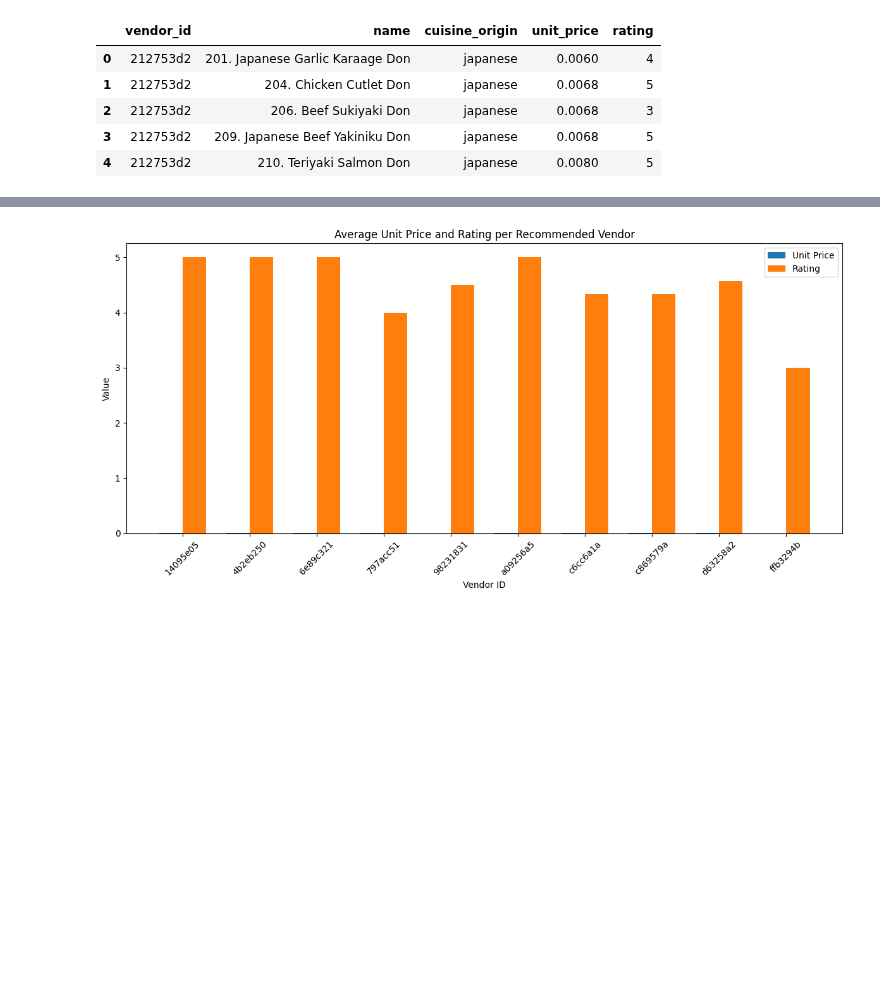
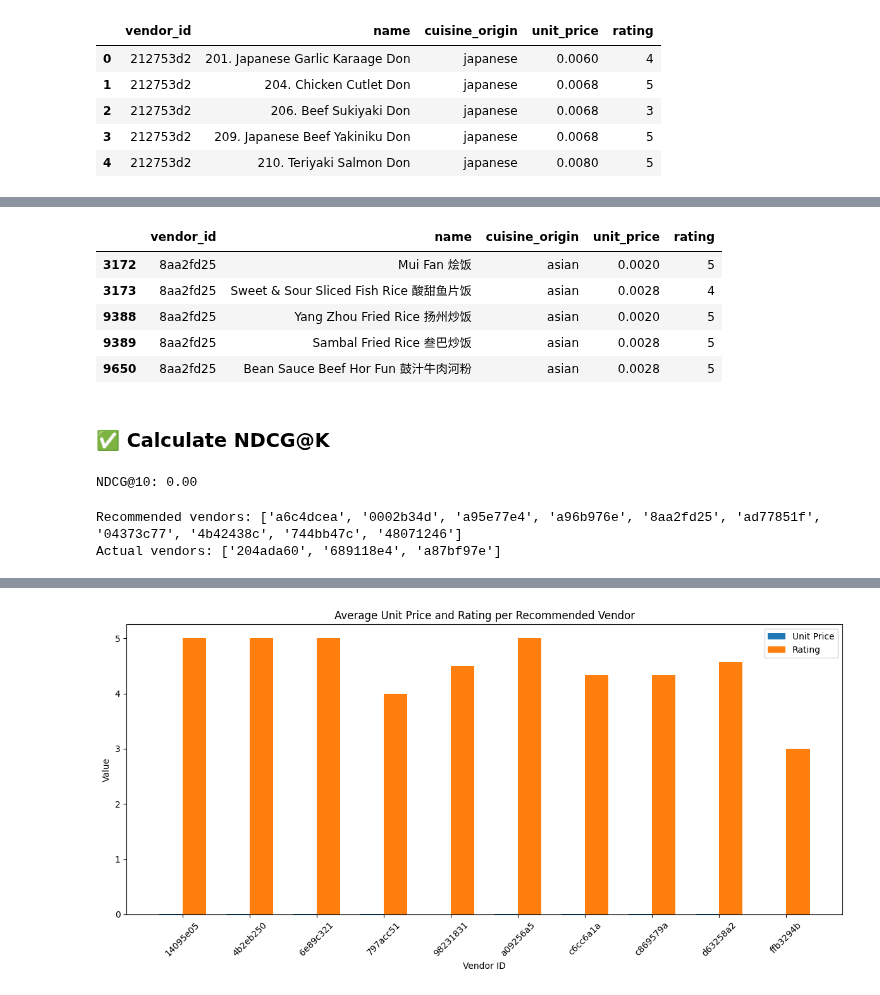
Before and after one commit to Alanoudis/food-delivery-rec, a Jupyter notebook: notebooks/afnan/data_explor.ipynb, the cells around one changed output, grey strips where cells are left out. Saved outputs shown, nothing was run; the diff lists cells and outputs as text; code cells hidden in the pictures; blank space fills up the shorter version.

```diff
--- a/notebooks/afnan/data_explor.ipynb
+++ b/notebooks/afnan/data_explor.ipynb
@@ -1089,0 +1294,15 @@ vendor_summary
+# %%
+# Filter orders placed by the user
+user_orde = full_data[full_data['vendor_id'] == "8aa2fd25"]
+
+# Display key details
+user_orde[['vendor_id', 'name', 'cuisine_origin', 'unit_price', 'rating']]
+# %% [output]
+|  | vendor_id | name | cuisine_origin | unit_price | rating |
+| 3172 | 8aa2fd25 | Mui Fan 烩饭 | asian | 0.0020 | 5 |
+| 3173 | 8aa2fd25 | Sweet & Sour Sliced Fish Rice 酸甜鱼片饭 | asian | 0.0028 | 4 |
+| 9388 | 8aa2fd25 | Yang Zhou Fried Rice 扬州炒饭 | asian | 0.0020 | 5 |
+| 9389 | 8aa2fd25 | Sambal Fried Rice 叁巴炒饭 | asian | 0.0028 | 5 |
+| 9650 | 8aa2fd25 | Bean Sauce Beef Hor Fun 鼓汁牛肉河粉 | asian | 0.0028 | 5 |
+# %% [markdown]
+### ✅ Calculate NDCG@K
@@ -1089,0 +1324,15 @@ vendor_summary
+# %%
+user_id = "0279fbe505"
+actual_vendors = full_data[full_data['customer_id'] == user_id]['vendor_id'].unique().tolist()
+recommended_vendors = hybrid_recommend(user_id, N=10)
+
+ndcg = ndcg_at_k(recommended_vendors, actual_vendors, k=10)
+print(f"NDCG@10: {ndcg:.2f}")
+# %% [output]
+NDCG@10: 0.00
+# %%
+print("Recommended vendors:", recommended_vendors)
+print("Actual vendors:", actual_vendors)
+# %% [output]
+Recommended vendors: ['a6c4dcea', '0002b34d', 'a95e77e4', 'a96b976e', '8aa2fd25', 'ad77851f', '04373c77', '4b42438c', '744bb47c', '48071246']
+Actual vendors: ['204ada60', '689118e4', 'a87bf97e']
```
Also changed, not shown: parts of 33 cells of this notebook.
